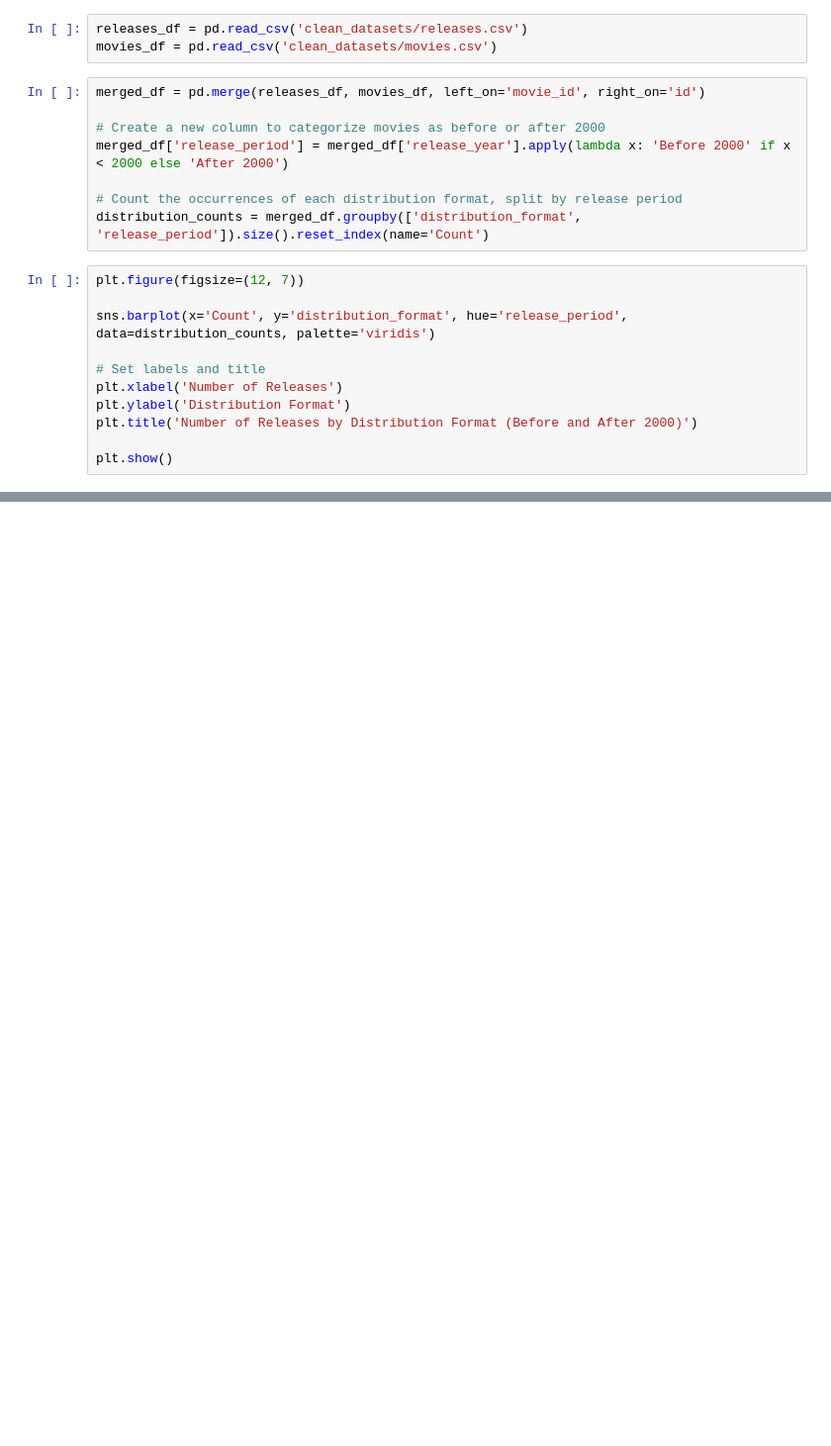
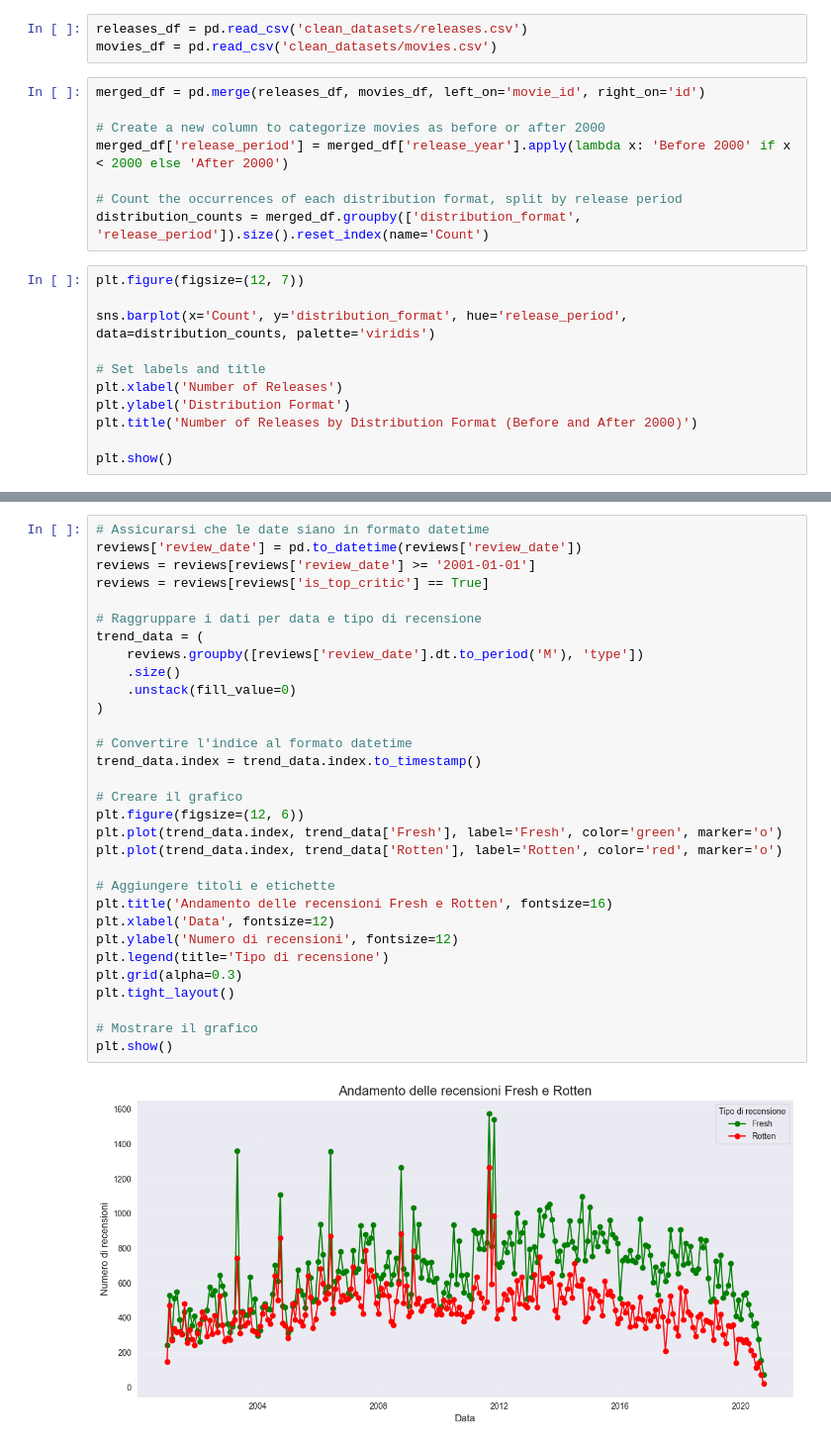
Before and after one commit to quelmitch/UNITO-IUM-TWEB, a Jupyter notebook: solution/data-analysis/data_visualisation.ipynb, the cells around one changed output, grey strips where cells are left out. Shown at 99% size. Drawn from its saved outputs; the diff is of its cells as text; blank space fills up the shorter version.

```diff
--- a/solution/data-analysis/data_visualisation.ipynb
+++ b/solution/data-analysis/data_visualisation.ipynb
@@ -515,0 +564,33 @@ plt.show()
+# %%
+# Assicurarsi che le date siano in formato datetime
+reviews['review_date'] = pd.to_datetime(reviews['review_date'])
+reviews = reviews[reviews['review_date'] >= '2001-01-01']
+reviews = reviews[reviews['is_top_critic'] == True]
+
+# Raggruppare i dati per data e tipo di recensione
+trend_data = (
+    reviews.groupby([reviews['review_date'].dt.to_period('M'), 'type'])
+    .size()
+    .unstack(fill_value=0)
+)
+
+# Convertire l'indice al formato datetime
+trend_data.index = trend_data.index.to_timestamp()
+
+# Creare il grafico
+plt.figure(figsize=(12, 6))
+plt.plot(trend_data.index, trend_data['Fresh'], label='Fresh', color='green', marker='o')
+plt.plot(trend_data.index, trend_data['Rotten'], label='Rotten', color='red', marker='o')
+
+# Aggiungere titoli e etichette
+plt.title('Andamento delle recensioni Fresh e Rotten', fontsize=16)
+plt.xlabel('Data', fontsize=12)
+plt.ylabel('Numero di recensioni', fontsize=12)
+plt.legend(title='Tipo di recensione')
+plt.grid(alpha=0.3)
+plt.tight_layout()
+
+# Mostrare il grafico
+plt.show()
+# %% [output]
+[figure, added]
```
Also changed, not shown: parts of 4 cells of this notebook, 1 other file.
